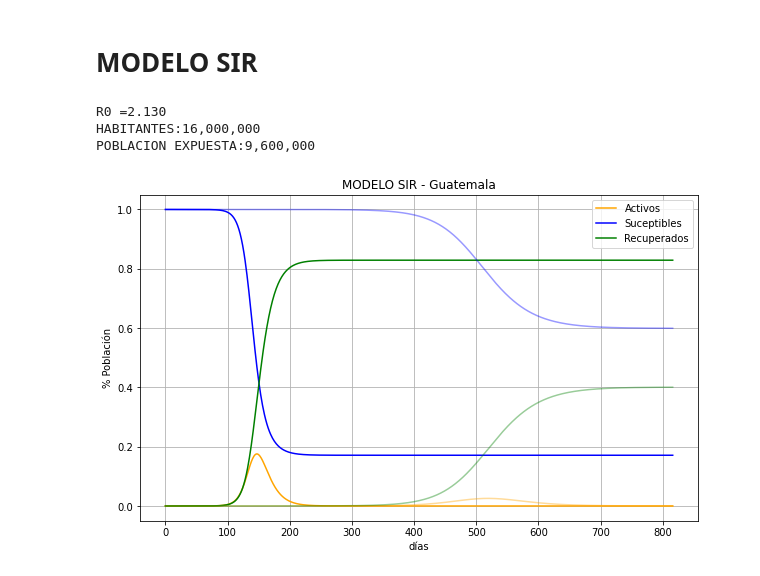
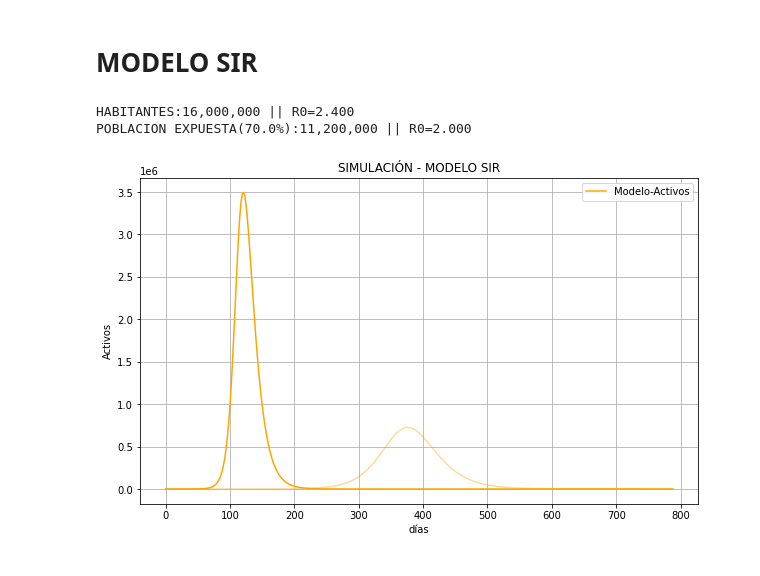
Before and after one commit to pepedp/Otros, a Jupyter notebook: Covid19.ipynb, the cells around one changed output. Saved outputs shown, nothing was run; the diff lists cells and outputs as text; code cells hidden in the pictures.

```diff
--- a/Covid19.ipynb
+++ b/Covid19.ipynb
@@ -326,12 +376,15 @@ elif (Actualizar_BigQuery):
 # %%
 #@title
 Poblacion =  16e6#@param {type:"number"}
-beta =  .213#@param {type:"number"}
+beta =  0.24#@param {type:"number"}
 gamma =  0.1#@param {type:"number"}
-tiempo = 816 #@param {type:"slider", min:50, max:1000, step:1}
-Exposicion = 0.6 #@param {type:"slider", min:0.1, max:1, step:0.1}
-modelo_completo = True #@param {type:"boolean"}
+tiempo = 788 #@param {type:"slider", min:50, max:1000, step:1}
+Exposicion = 0.7 #@param {type:"slider", min:0.1, max:1, step:0.1}
+beta_test =  0.2#@param {type:"number"}
+modelo_completo = False #@param {type:"boolean"}
 datos_pais = False #@param {type:"boolean"}
+Solo_Suceptibles = False #@param {type:"boolean"}
+
 N=Poblacion
 poblacion_expuesta=N/Exposicion
 
@@ -339,42 +392,64 @@ poblacion_expuesta=N/Exposicion
 I0,R0 = 1,0
 S0 = N - I0 - R0
 Ro = (beta)/(gamma)
-print('R0 ={:.3f} \nHABITANTES:{:,.0f} \nPOBLACION EXPUESTA:{:,.0f}'.format(Ro,N,N*Exposicion))
+Ro_test=(beta_test)/(gamma)
+print('HABITANTES:{:,.0f} || R0={:.3f} \nPOBLACION EXPUESTA({}%):{:,.0f} || R0={:.3f}'.format(N,Ro,Exposicion*100,N*Exposicion,Ro_test))
 
 #GRAFICA
 plt.figure(figsize=[10,6])
 
-if (modelo_completo):
+if (modelo_completo) and Solo_Suceptibles==False:
   t = np.linspace(0,tiempo ,tiempo)
   sol_ecuaciones = scipy.integrate.odeint(Modelo_SIR, [S0, I0, R0], t, args=(N,beta, gamma))
   plt.ylabel("% Población")
   plt.plot(t, sol_ecuaciones[:, 1]/N, label="Activos", color="Orange")
   plt.plot(t, sol_ecuaciones[:, 0]/N, label="Suceptibles", color="Blue")
   plt.plot(t, sol_ecuaciones[:, 2]/N, label="Recuperados", color="Green")
   if Exposicion<1:
-    sol_ecuaciones2 = scipy.integrate.odeint(Modelo_SIR, [S0, I0, R0], t, args=(poblacion_expuesta,beta, gamma))
+    sol_ecuaciones2 = scipy.integrate.odeint(Modelo_SIR, [S0, I0, R0], t, args=(poblacion_expuesta,beta_test, gamma))
     plt.ylabel("% Población")
     plt.plot(t, sol_ecuaciones2[:, 1]/N, color="Orange", alpha=0.4)
     plt.plot(t, sol_ecuaciones2[:, 0]/N, color="Blue", alpha=0.4)
     plt.plot(t, sol_ecuaciones2[:, 2]/N, color="Green", alpha=0.4)
-else:
+  else:
+    sol_ecuaciones2 = scipy.integrate.odeint(Modelo_SIR, [S0, I0, R0], t, args=(N,beta_test, gamma))
+    plt.ylabel("% Población")
+    plt.plot(t, sol_ecuaciones2[:, 1]/N, color="Orange", alpha=0.4)
+    plt.plot(t, sol_ecuaciones2[:, 0]/N, color="Blue", alpha=0.4)
+    plt.plot(t, sol_ecuaciones2[:, 2]/N, color="Green", alpha=0.4)
+
+elif Solo_Suceptibles==False:
   t = np.linspace(0,tiempo ,tiempo)
   sol_ecuaciones = scipy.integrate.odeint(Modelo_SIR, [S0, I0, R0], t, args=(N,beta, gamma))
   plt.plot(t, sol_ecuaciones[:, 1], label="Modelo-Activos", color="Orange")
   plt.ylabel("Activos")
   if Exposicion<1:
-    sol_ecuaciones2 = scipy.integrate.odeint(Modelo_SIR, [S0, I0, R0], t, args=(poblacion_expuesta,beta, gamma))
+    sol_ecuaciones2 = scipy.integrate.odeint(Modelo_SIR, [S0, I0, R0], t, args=(poblacion_expuesta,beta_test, gamma))
+    plt.plot(t, sol_ecuaciones2[:, 1], color="Orange", alpha=0.4)
+  else:
+    sol_ecuaciones2 = scipy.integrate.odeint(Modelo_SIR, [S0, I0, R0], t, args=(N,beta_test, gamma))
     plt.plot(t, sol_ecuaciones2[:, 1], color="Orange", alpha=0.4)
   if (datos_pais):
-    plt.bar(x[0:tiempo+1].flatten(),activos[0:tiempo+1].flatten(), color="Blue",alpha=0.3,label="Activos" )
+    plt.bar(x[0:tiempo+1].flatten(),activos[0:tiempo+1].flatten(), color="Blue",alpha=0.3,label="Suceptibles" )
 
-plt.title("MODELO SIR - {}".format(pais))
+if (Solo_Suceptibles):
+  plt.ylabel("% Población")
+  sol_ecuaciones = scipy.integrate.odeint(Modelo_SIR, [S0, I0, R0], t, args=(N,beta, gamma) )
+  plt.plot(t, sol_ecuaciones[:, 0]/N, label="Suceptibles", color="Blue")
+  if Exposicion<1:
+    sol_ecuaciones2 = scipy.integrate.odeint(Modelo_SIR, [S0, I0, R0], t, args=(poblacion_expuesta,beta_test, gamma) )
+    plt.plot(t, sol_ecuaciones2[:, 0]/N, color="Blue", alpha=0.4)
+  else:
+    sol_ecuaciones2 = scipy.integrate.odeint(Modelo_SIR, [S0, I0, R0], t, args=(N,beta_test, gamma) )
+    plt.plot(t, sol_ecuaciones2[:, 0]/N, color="Blue", alpha=0.4)
+
+
+plt.title("SIMULACIÓN - MODELO SIR")
 plt.xlabel("días")
 plt.grid()
 plt.legend()
 plt.show()
 # %% [output]
-R0 =2.130
-HABITANTES:16,000,000
-POBLACION EXPUESTA:9,600,000
+HABITANTES:16,000,000 || R0=2.400
+POBLACION EXPUESTA(70.0%):11,200,000 || R0=2.000
-[figure, old version]
+[figure, new version]
```
Also changed, not shown: parts of 12 cells of this notebook.
